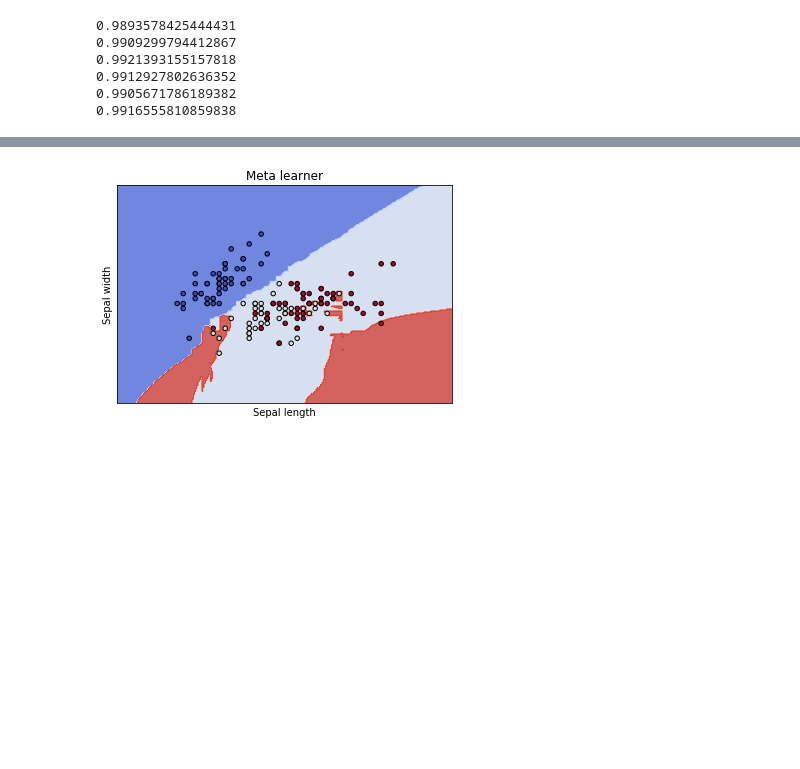
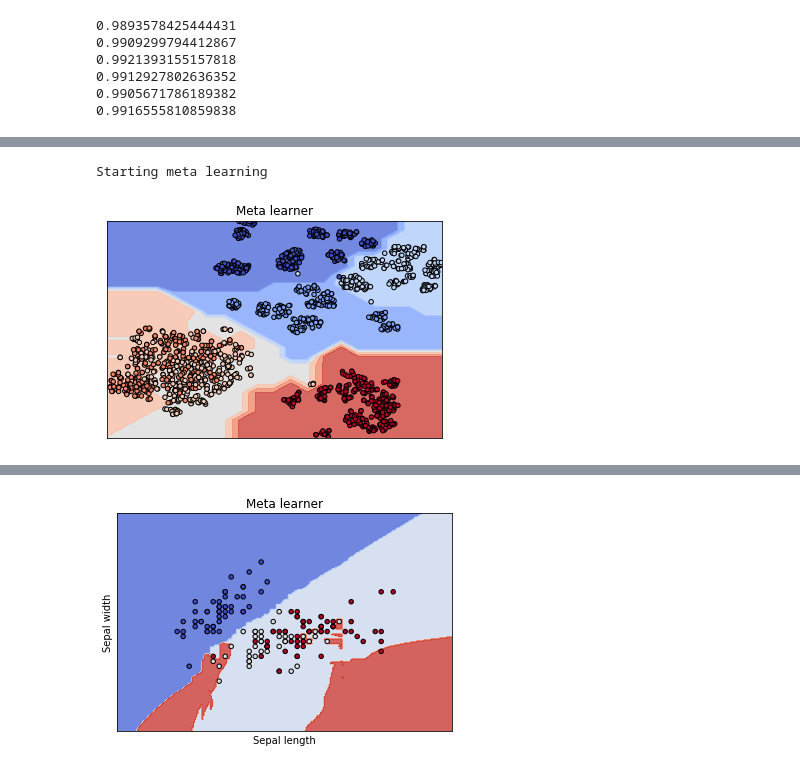
Before and after one commit to betcherj/DataMining_Proj, a Jupyter notebook: human_activity.ipynb, the cells around one changed output, grey strips where cells are left out. Saved outputs shown, nothing was run; the diff lists cells and outputs as text; code cells hidden in the pictures; blank space fills up the shorter version.

```diff
--- a/human_activity.ipynb
+++ b/human_activity.ipynb
@@ -507,0 +589,22 @@ plt.show()
+# %%
+meta_train = get_level_data(all_tsne_arr,tsne_y,final_classifiers)
+meta_clf = RidgeClassifier(normalize=True, class_weight='balanced')
+meta_clf.fit(meta_train,tsne_y)
+test_data = get_level1_test(all_tsne_arr,tsne_y,np.c_[xx.ravel(), yy.ravel()],final_classifiers,final_names)[0]
+meta_z = meta_clf.predict(test_data)
+meta_z = meta_z.reshape(xx.shape)
+# %% [output]
+Starting meta learning
+# %%
+ax = plt.axes()
+out = ax.contourf(xx, yy, meta_z,cmap=plt.cm.coolwarm, alpha=0.8)
+
+plt.scatter(X0, X1, c=tsne_y, cmap=plt.cm.coolwarm, s=20, edgecolors='k')
+ax.set_xlim(xx.min(), xx.max())
+ax.set_ylim(yy.min(), yy.max())
+ax.set_xticks(())
+ax.set_yticks(())
+ax.set_title("Meta learner")
+plt.show()
+# %% [output]
+[figure, added]
```
Also changed, not shown: parts of 33 cells of this notebook, 1 other file.
